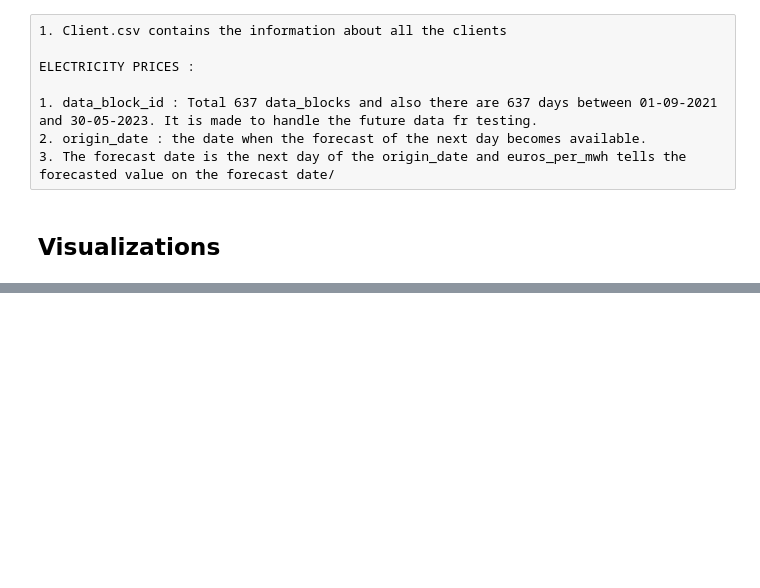
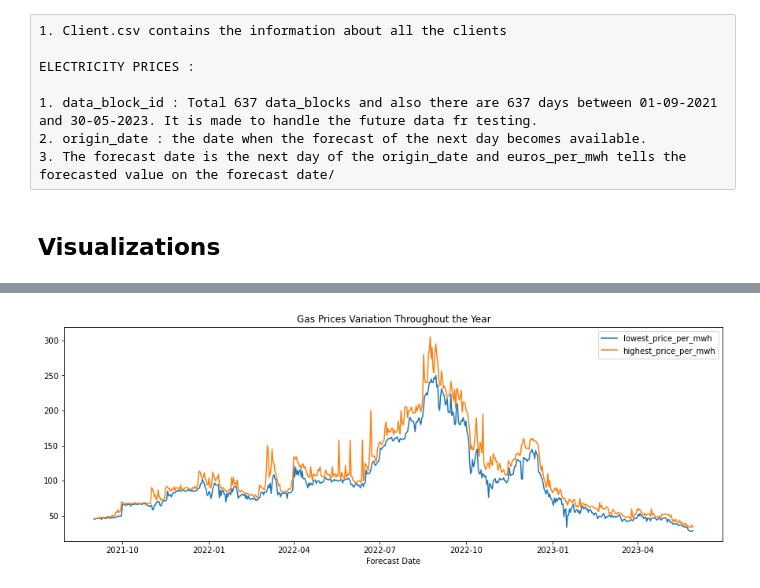
Before and after one commit to Himanshu1948/Enefit, a Jupyter notebook: EDA/EDA.ipynb, the cells around one changed output, grey strips where cells are left out. Cells and saved outputs as stored; diff of their text form; code cells hidden in the pictures; blank space fills up the shorter version.

Commit message:
EDA Visualizations

```diff
--- a/EDA/EDA.ipynb
+++ b/EDA/EDA.ipynb
@@ -203,0 +208,3 @@ final_df
+# %%
+df_gas['day_of_week'] = df_gas['forecast_date'].dt.day_name()
+df_gas
@@ -203,0 +225,21 @@ final_df
+# %%
+# Gas Prices :
+
+# convert to datetime
+df_gas['forecast_date'] = pd.to_datetime(df_gas['forecast_date'])
+df_gas['origin_date'] = pd.to_datetime(df_gas['origin_date'])
+
+# Filter data for year 2022
+df_gas_2022 = df_gas[df_gas['forecast_date'].dt.year == 2022]
+
+# df_gas['forecast_date']
+plt.figure(figsize=(15, 5))  # Adjust figure size as desired
+plt.plot(df_gas['forecast_date'], df_gas['lowest_price_per_mwh'], label = 'lowest_price_per_mwh')
+plt.plot(df_gas['forecast_date'], df_gas['highest_price_per_mwh'], label = 'highest_price_per_mwh')
+plt.xlabel('Forecast Date')
+plt.title('Gas Prices Variation Throughout the Year')
+plt.legend()
+
+plt.show()
+# %% [output]
+[figure, added]
```
Also changed, not shown: parts of 16 cells of this notebook.
